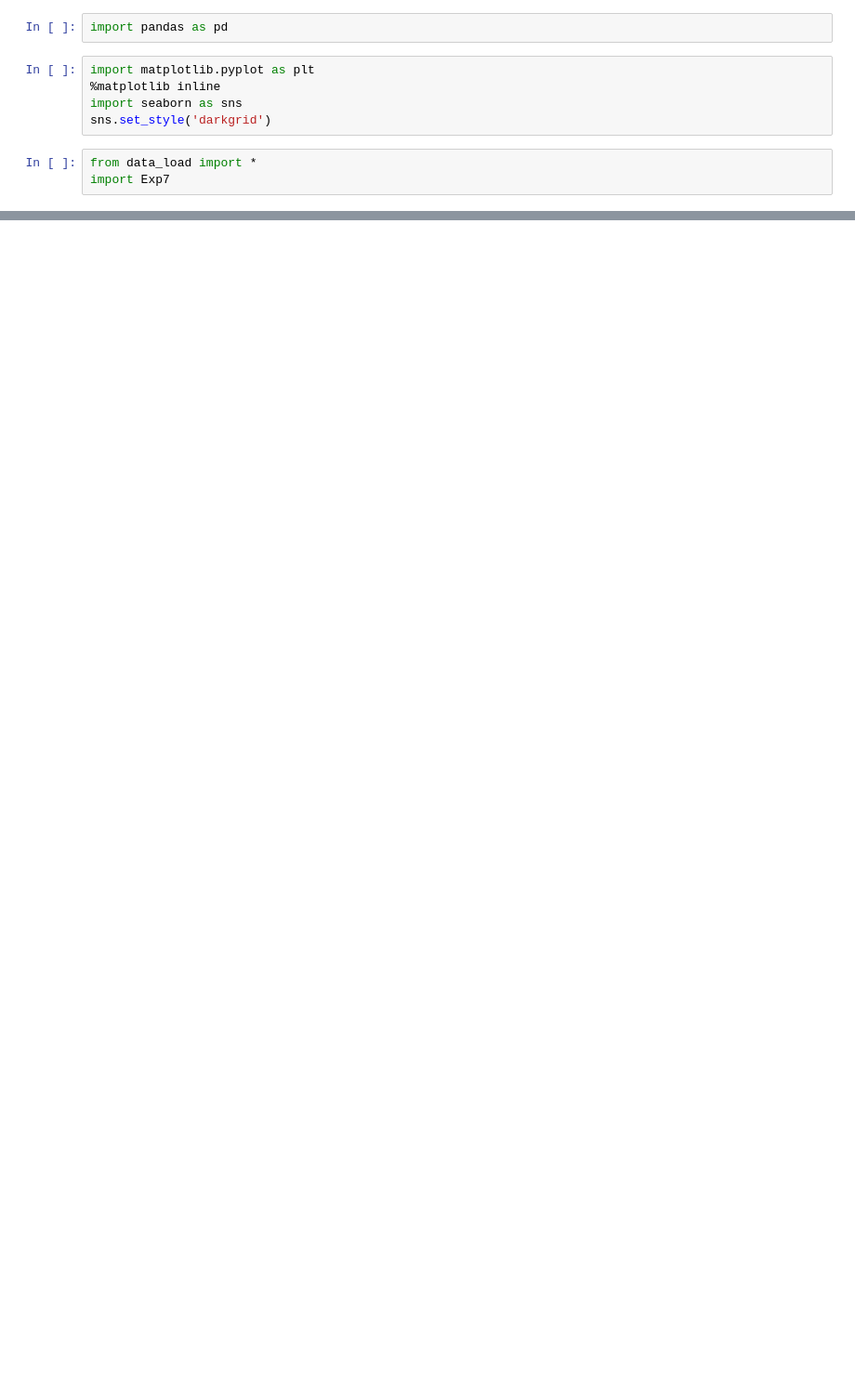
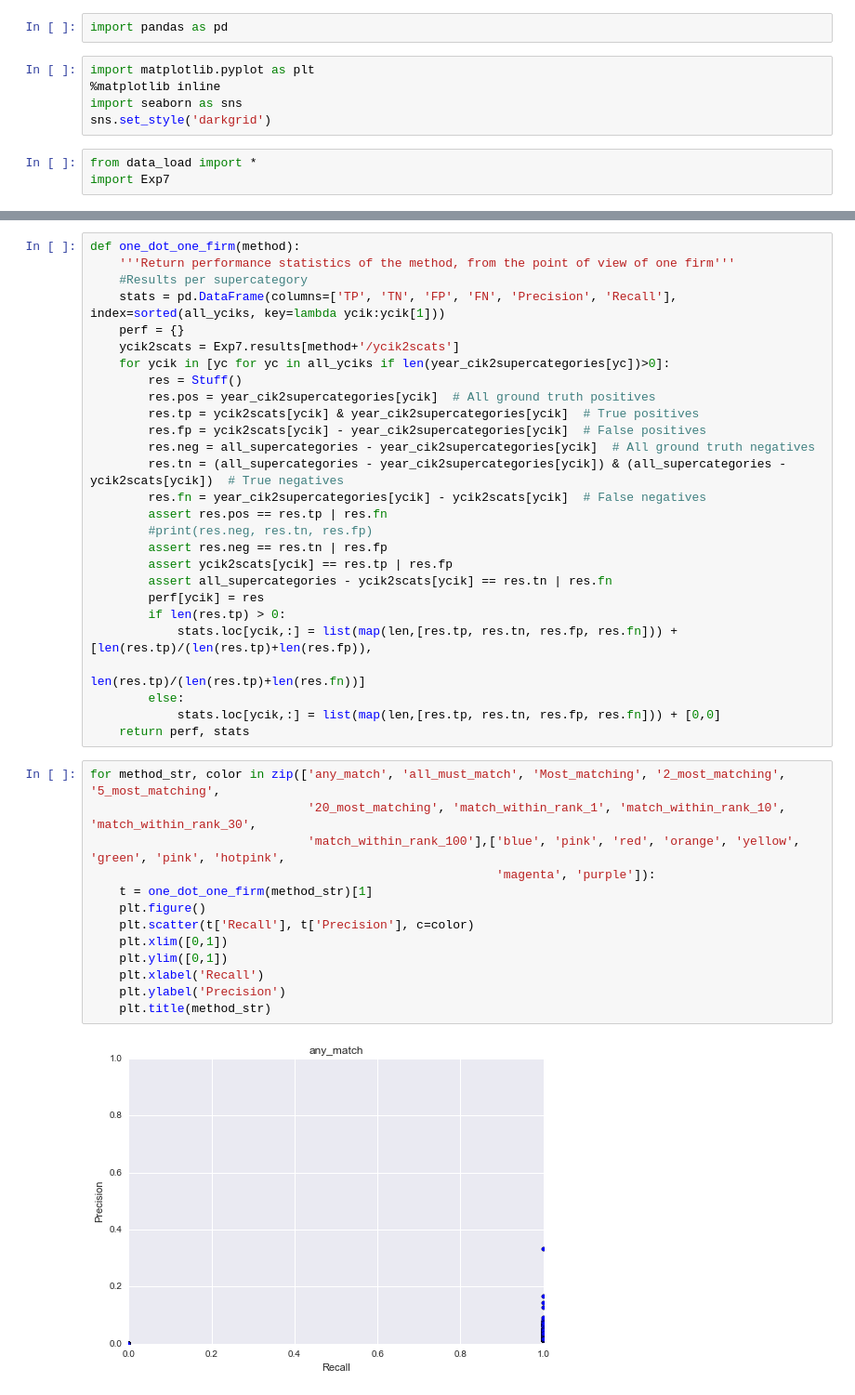
Before and after one commit to edouardklein/businessclassif, a Jupyter notebook: Exp7_graphs.ipynb, the cells around one changed output, grey strips where cells are left out. Shown at 93% size. Cells and saved outputs as stored; diff of their text form; blank space fills up the shorter version.

```diff
--- a/Exp7_graphs.ipynb
+++ b/Exp7_graphs.ipynb
@@ -59,0 +68,42 @@ any_match_stats
+# %%
+def one_dot_one_firm(method):
+    '''Return performance statistics of the method, from the point of view of one firm'''
+    #Results per supercategory
+    stats = pd.DataFrame(columns=['TP', 'TN', 'FP', 'FN', 'Precision', 'Recall'], index=sorted(all_yciks, key=lambda ycik:ycik[1]))
+    perf = {}
+    ycik2scats = Exp7.results[method+'/ycik2scats']
+    for ycik in [yc for yc in all_yciks if len(year_cik2supercategories[yc])>0]:
+        res = Stuff()
+        res.pos = year_cik2supercategories[ycik]  # All ground truth positives
+        res.tp = ycik2scats[ycik] & year_cik2supercategories[ycik]  # True positives
+        res.fp = ycik2scats[ycik] - year_cik2supercategories[ycik]  # False positives
+        res.neg = all_supercategories - year_cik2supercategories[ycik]  # All ground truth negatives
+        res.tn = (all_supercategories - year_cik2supercategories[ycik]) & (all_supercategories - ycik2scats[ycik])  # True negatives
+        res.fn = year_cik2supercategories[ycik] - ycik2scats[ycik]  # False negatives
+        assert res.pos == res.tp | res.fn
+        #print(res.neg, res.tn, res.fp)
+        assert res.neg == res.tn | res.fp
+        assert ycik2scats[ycik] == res.tp | res.fp
+        assert all_supercategories - ycik2scats[ycik] == res.tn | res.fn
+        perf[ycik] = res
+        if len(res.tp) > 0:
+            stats.loc[ycik,:] = list(map(len,[res.tp, res.tn, res.fp, res.fn])) + [len(res.tp)/(len(res.tp)+len(res.fp)),
+                                                                        len(res.tp)/(len(res.tp)+len(res.fn))]
+        else:
+            stats.loc[ycik,:] = list(map(len,[res.tp, res.tn, res.fp, res.fn])) + [0,0]
+    return perf, stats
+# %%
+for method_str, color in zip(['any_match', 'all_must_match', 'Most_matching', '2_most_matching', '5_most_matching',
+                              '20_most_matching', 'match_within_rank_1', 'match_within_rank_10', 'match_within_rank_30',
+                              'match_within_rank_100'],['blue', 'pink', 'red', 'orange', 'yellow', 'green', 'pink', 'hotpink',
+                                                        'magenta', 'purple']):
+    t = one_dot_one_firm(method_str)[1]
+    plt.figure()
+    plt.scatter(t['Recall'], t['Precision'], c=color)
+    plt.xlim([0,1])
+    plt.ylim([0,1])
+    plt.xlabel('Recall')
+    plt.ylabel('Precision')
+    plt.title(method_str)
+# %% [output]
+[figure, added]
```
Also changed, not shown: parts of 5 cells of this notebook, 1 other file.
